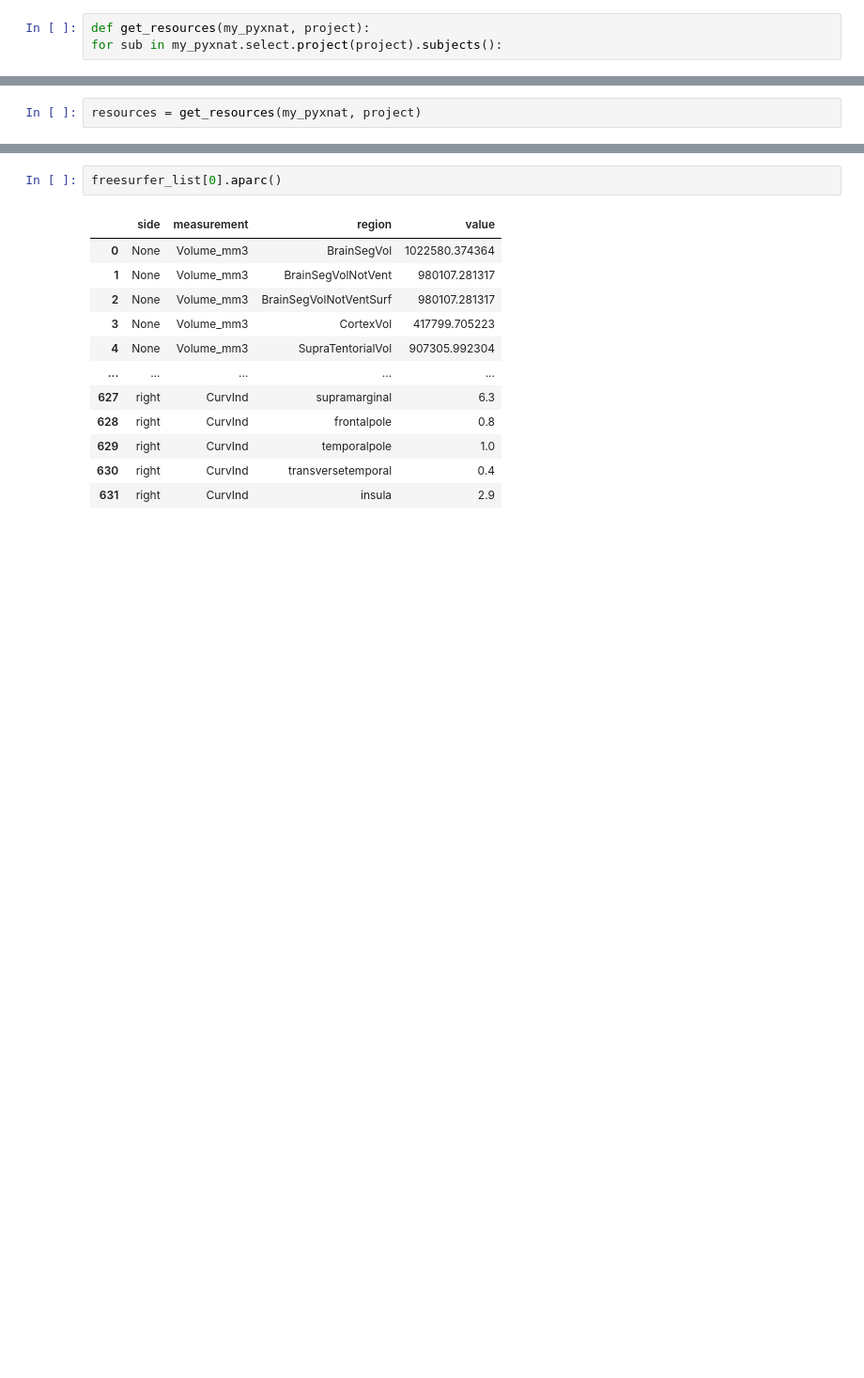
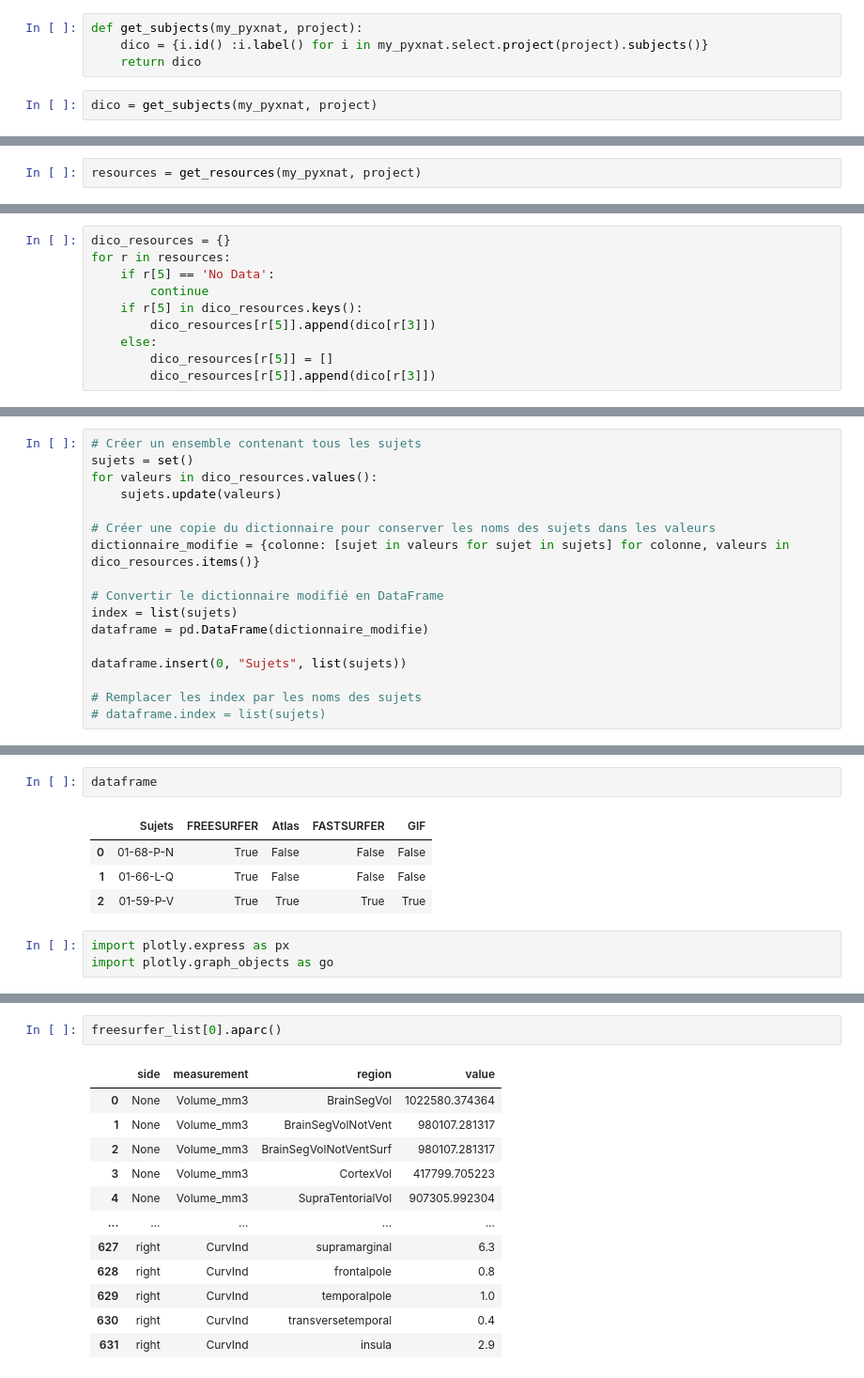
Before and after one commit to hdary/XNAT, a Jupyter notebook: dashboard_data_science.ipynb, the cells around one changed output, grey strips where cells are left out. Shown at 94% size. Saved outputs shown, nothing was run; the diff lists cells and outputs as text; blank space fills up the shorter version.

```diff
--- a/dashboard_data_science.ipynb
+++ b/dashboard_data_science.ipynb
@@ -34,5 +35,8 @@ def get_resources(my_pyxnat, project):
                               'No Data', 'No Data'])
     return resources
 # %%
-def get_resources(my_pyxnat, project):
-for sub in my_pyxnat.select.project(project).subjects():
+def get_subjects(my_pyxnat, project):
+    dico = {i.id() :i.label() for i in my_pyxnat.select.project(project).subjects()}
+    return dico
+# %%
+dico = get_subjects(my_pyxnat, project)
@@ -60,0 +65,10 @@ resources
+# %%
+dico_resources = {}
+for r in resources:
+    if r[5] == 'No Data':
+        continue
+    if r[5] in dico_resources.keys():
+        dico_resources[r[5]].append(dico[r[3]])
+    else:
+        dico_resources[r[5]] = []
+        dico_resources[r[5]].append(dico[r[3]])
@@ -60,0 +81,17 @@ resources
+# %%
+# Créer un ensemble contenant tous les sujets
+sujets = set()
+for valeurs in dico_resources.values():
+    sujets.update(valeurs)
+
+# Créer une copie du dictionnaire pour conserver les noms des sujets dans les valeurs
+dictionnaire_modifie = {colonne: [sujet in valeurs for sujet in sujets] for colonne, valeurs in dico_resources.items()}
+
+# Convertir le dictionnaire modifié en DataFrame
+index = list(sujets)
+dataframe = pd.DataFrame(dictionnaire_modifie)
+
+dataframe.insert(0, "Sujets", list(sujets))
+
+# Remplacer les index par les noms des sujets
+# dataframe.index = list(sujets)
@@ -60,0 +112,10 @@ resources
+# %%
+dataframe
+# %% [output]
+|  | Sujets | FREESURFER | Atlas | FASTSURFER | GIF |
+| 0 | 01-68-P-N | True | False | False | False |
+| 1 | 01-66-L-Q | True | False | False | False |
+| 2 | 01-59-P-V | True | True | True | True |
+# %%
+import plotly.express as px
+import plotly.graph_objects as go
```
Also changed, not shown: parts of 20 cells of this notebook, 2 other files.
